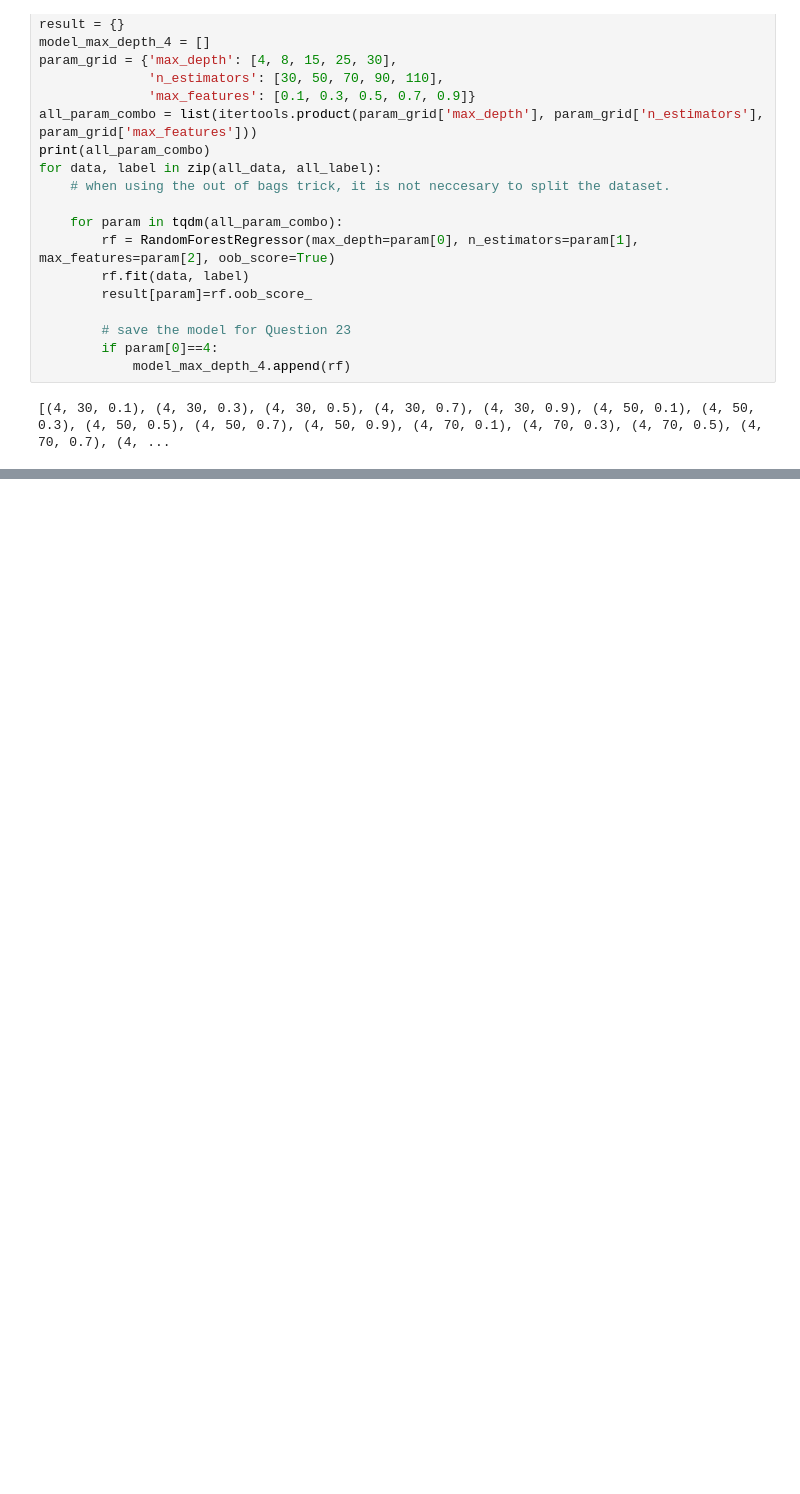
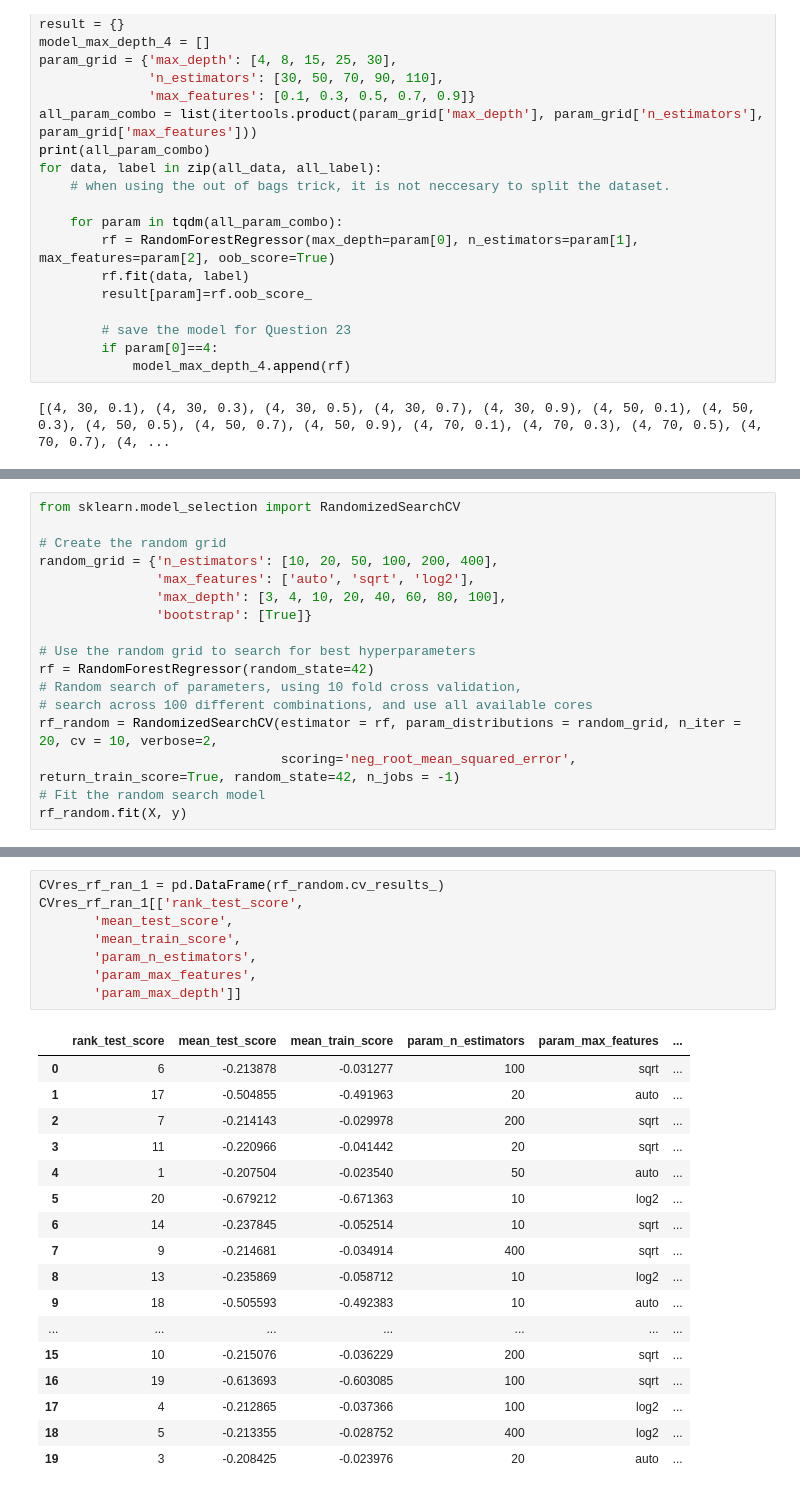
Before and after one commit to ryanli633/ECE_219, a Jupyter notebook: Project_4/Video_Transcoding.ipynb, the cells around one changed output, grey strips where cells are left out. Cells and saved outputs as stored; diff of their text form; blank space fills up the shorter version.

```diff
--- a/Project_4/Video_Transcoding.ipynb
+++ b/Project_4/Video_Transcoding.ipynb
@@ -1690,0 +1692,17 @@ tree.plot_tree(model_max_depth_4[0].estimators_[0],
+# %%
+from sklearn.model_selection import RandomizedSearchCV
+
+# Create the random grid
+random_grid = {'n_estimators': [10, 20, 50, 100, 200, 400],
+               'max_features': ['auto', 'sqrt', 'log2'],
+               'max_depth': [3, 4, 10, 20, 40, 60, 80, 100],
+               'bootstrap': [True]}
+
+# Use the random grid to search for best hyperparameters
+rf = RandomForestRegressor(random_state=42)
+# Random search of parameters, using 10 fold cross validation,
+# search across 100 different combinations, and use all available cores
+rf_random = RandomizedSearchCV(estimator = rf, param_distributions = random_grid, n_iter = 20, cv = 10, verbose=2,
+                               scoring='neg_root_mean_squared_error', return_train_score=True, random_state=42, n_jobs = -1)
+# Fit the random search model
+rf_random.fit(X, y)
@@ -1690,0 +1722,26 @@ tree.plot_tree(model_max_depth_4[0].estimators_[0],
+# %%
+CVres_rf_ran_1 = pd.DataFrame(rf_random.cv_results_)
+CVres_rf_ran_1[['rank_test_score',
+       'mean_test_score',
+       'mean_train_score',
+       'param_n_estimators',
+       'param_max_features',
+       'param_max_depth']]
+# %% [output]
+|  | rank_test_score | mean_test_score | mean_train_score | param_n_estimators | param_max_features | ... |
+| 0 | 6 | -0.213878 | -0.031277 | 100 | sqrt | ... |
+| 1 | 17 | -0.504855 | -0.491963 | 20 | auto | ... |
+| 2 | 7 | -0.214143 | -0.029978 | 200 | sqrt | ... |
+| 3 | 11 | -0.220966 | -0.041442 | 20 | sqrt | ... |
+| 4 | 1 | -0.207504 | -0.023540 | 50 | auto | ... |
+| 5 | 20 | -0.679212 | -0.671363 | 10 | log2 | ... |
+| 6 | 14 | -0.237845 | -0.052514 | 10 | sqrt | ... |
+| 7 | 9 | -0.214681 | -0.034914 | 400 | sqrt | ... |
+| 8 | 13 | -0.235869 | -0.058712 | 10 | log2 | ... |
+| 9 | 18 | -0.505593 | -0.492383 | 10 | auto | ... |
+| ... | ... | ... | ... | ... | ... | ... |
+| 15 | 10 | -0.215076 | -0.036229 | 200 | sqrt | ... |
+| 16 | 19 | -0.613693 | -0.603085 | 100 | sqrt | ... |
+| 17 | 4 | -0.212865 | -0.037366 | 100 | log2 | ... |
+| 18 | 5 | -0.213355 | -0.028752 | 400 | log2 | ... |
+| 19 | 3 | -0.208425 | -0.023976 | 20 | auto | ... |
```
Also changed, not shown: parts of 17 cells of this notebook.
